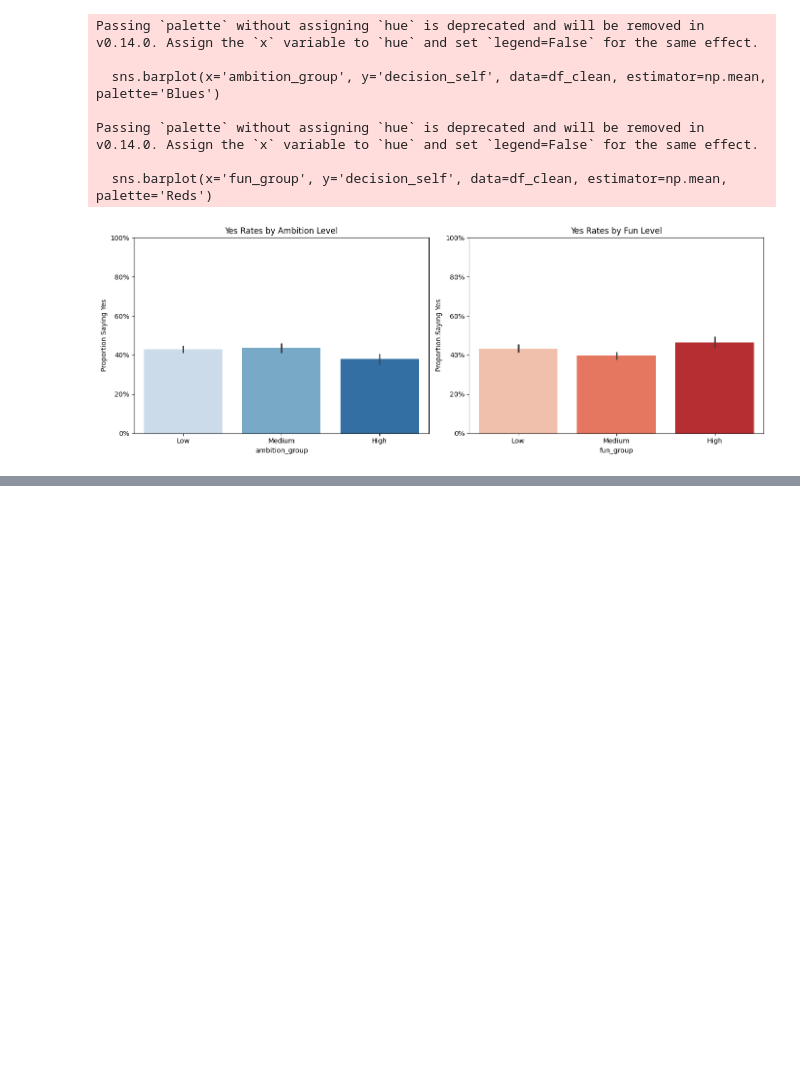
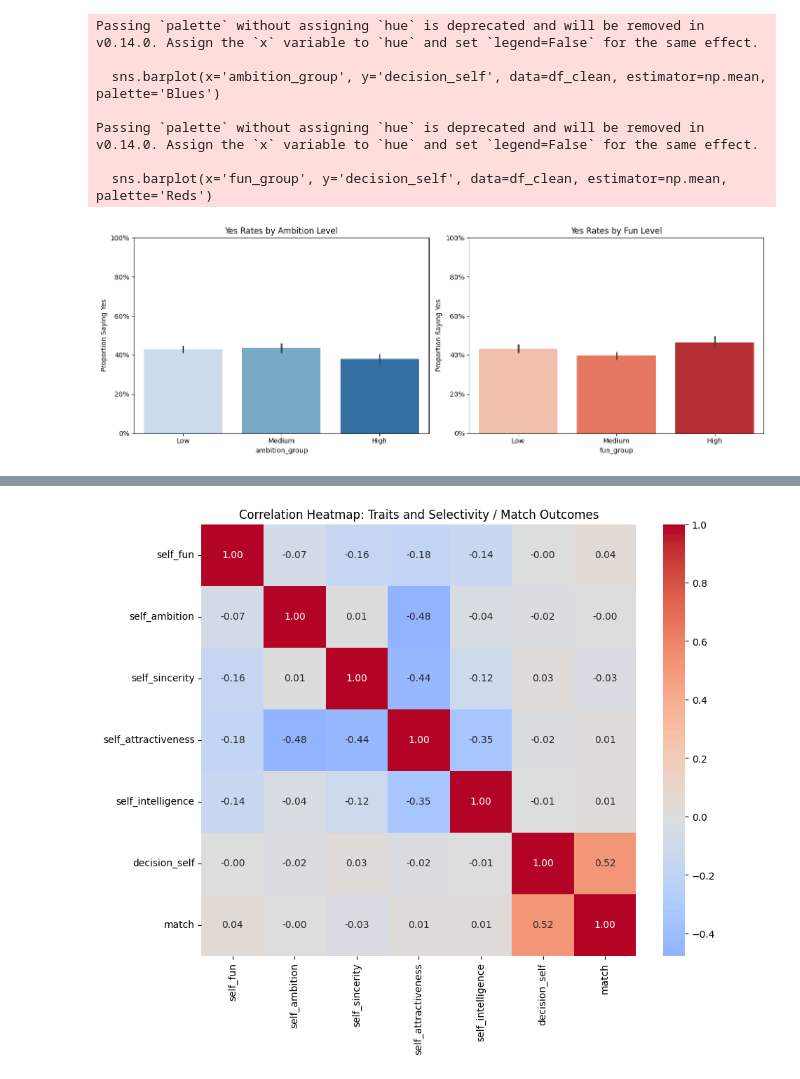
Before and after one commit to preawp/psych-of-selection, a Jupyter notebook: notebooks/eda.ipynb, the cells around one changed output, grey strips where cells are left out. Saved outputs shown, nothing was run; the diff lists cells and outputs as text; code cells hidden in the pictures; blank space fills up the shorter version.

Commit message:
more statistical and visuals

```diff
--- a/notebooks/eda.ipynb
+++ b/notebooks/eda.ipynb
@@ -176,0 +236,19 @@ Passing `palette` without assigning `hue` is deprecated and will be removed in v
+# %%
+
+# Select traits + decision_self + match
+correlation_features = traits + ['decision_self', 'match']
+
+# Compute correlation matrix
+corr_matrix = df[correlation_features].corr()
+
+# Plot heatmap
+plt.figure(figsize=(10,8))
+sns.heatmap(corr_matrix, annot=True, cmap='coolwarm', center=0, fmt=".2f")
+plt.title('Correlation Heatmap: Traits and Selectivity / Match Outcomes')
+plt.show()
+
+# The correlation heatmap revealed that participants' yes-decisions were strongly correlated with match outcomes (r = 0.52).
+# Self-perceptions of ambition and sincerity were moderately negatively correlated with self-perceived attractiveness, suggesting interesting dynamics between self-viewed personality and appearance traits.
+# Fun and intelligence ratings showed little to no direct correlation with dating selectivity or match success."
+# %% [output]
+[figure, added]
```
Also changed, not shown: parts of 4 cells of this notebook.
